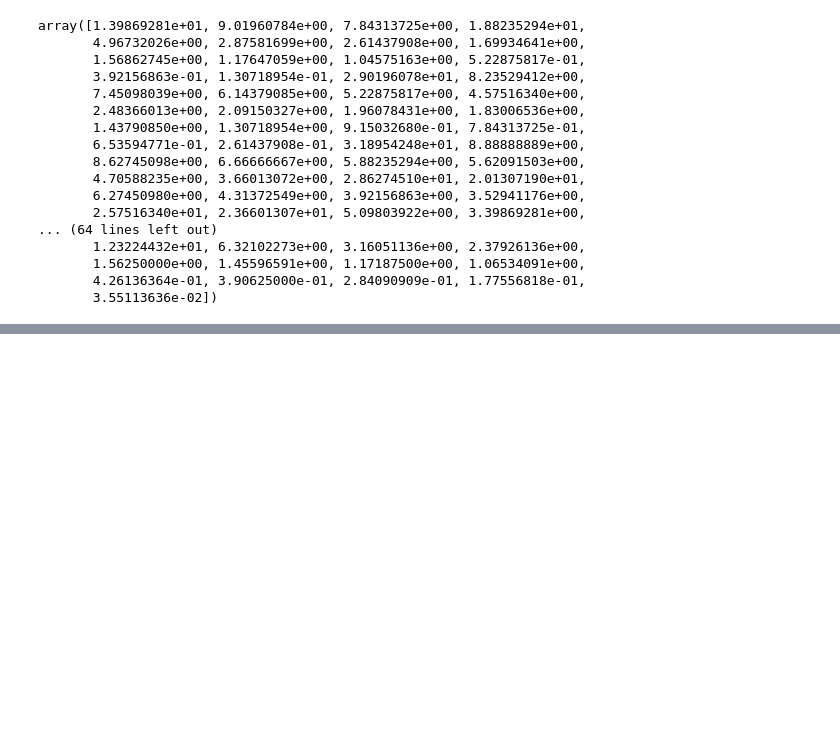
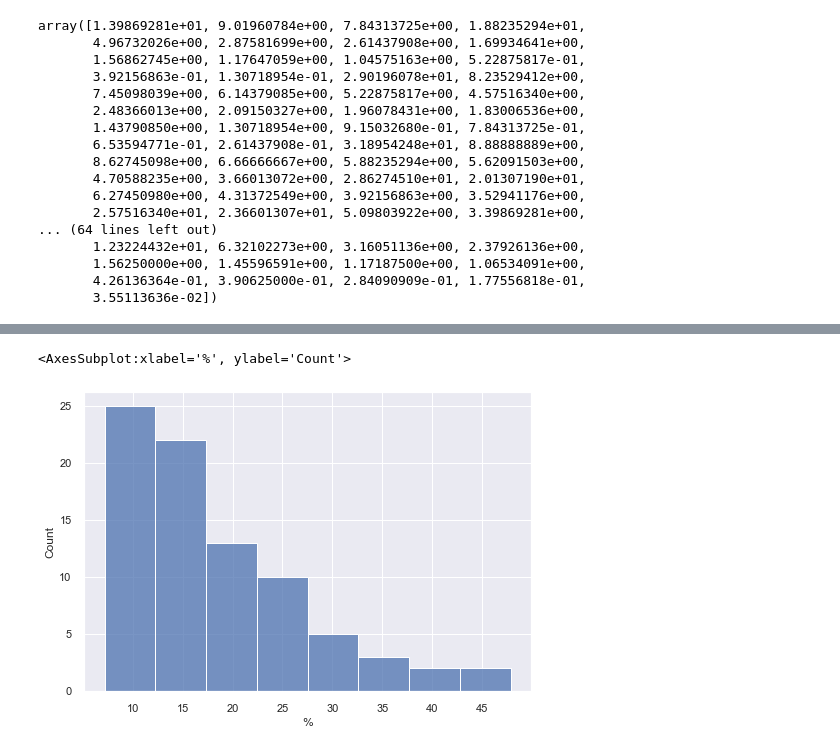
Before and after one commit to cmmm976/Ballond-OrPrediction, a Jupyter notebook: src/eda.ipynb, the cells around one changed output, grey strips where cells are left out. Saved outputs shown, nothing was run; the diff lists cells and outputs as text; code cells hidden in the pictures; blank space fills up the shorter version.

```diff
--- a/src/eda.ipynb
+++ b/src/eda.ipynb
@@ -140,3 +170,8 @@ len(test)
+# %%
+sns.histplot(data=test,x="%")
+# %% [output]
+<AxesSubplot:xlabel='%', ylabel='Count'>
+[figure, added]
 # %%
 sns.regplot(x=(test['Ast']-test['Ast'].mean())/test['Ast'].std(),y=test['%'])
 # %% [output]
```
Also changed, not shown: parts of 18 cells of this notebook, 5 other files.
